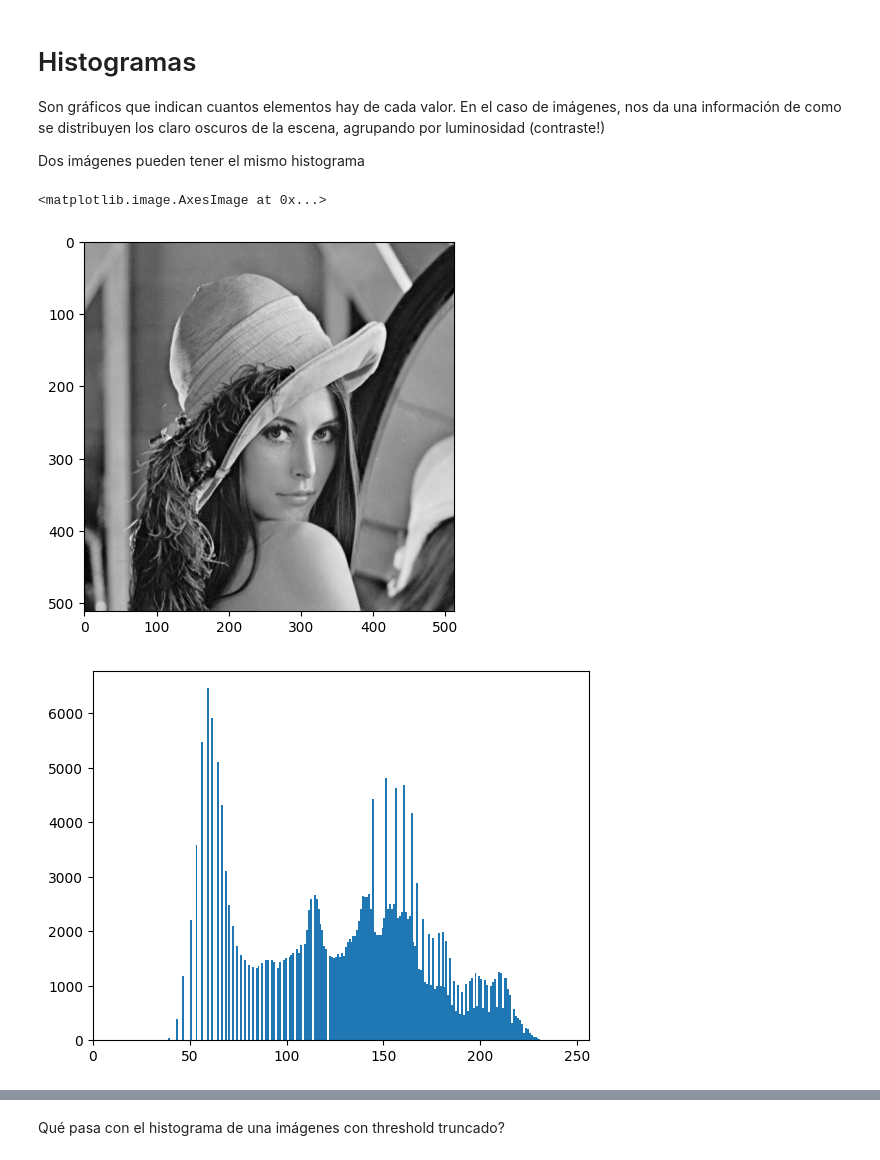
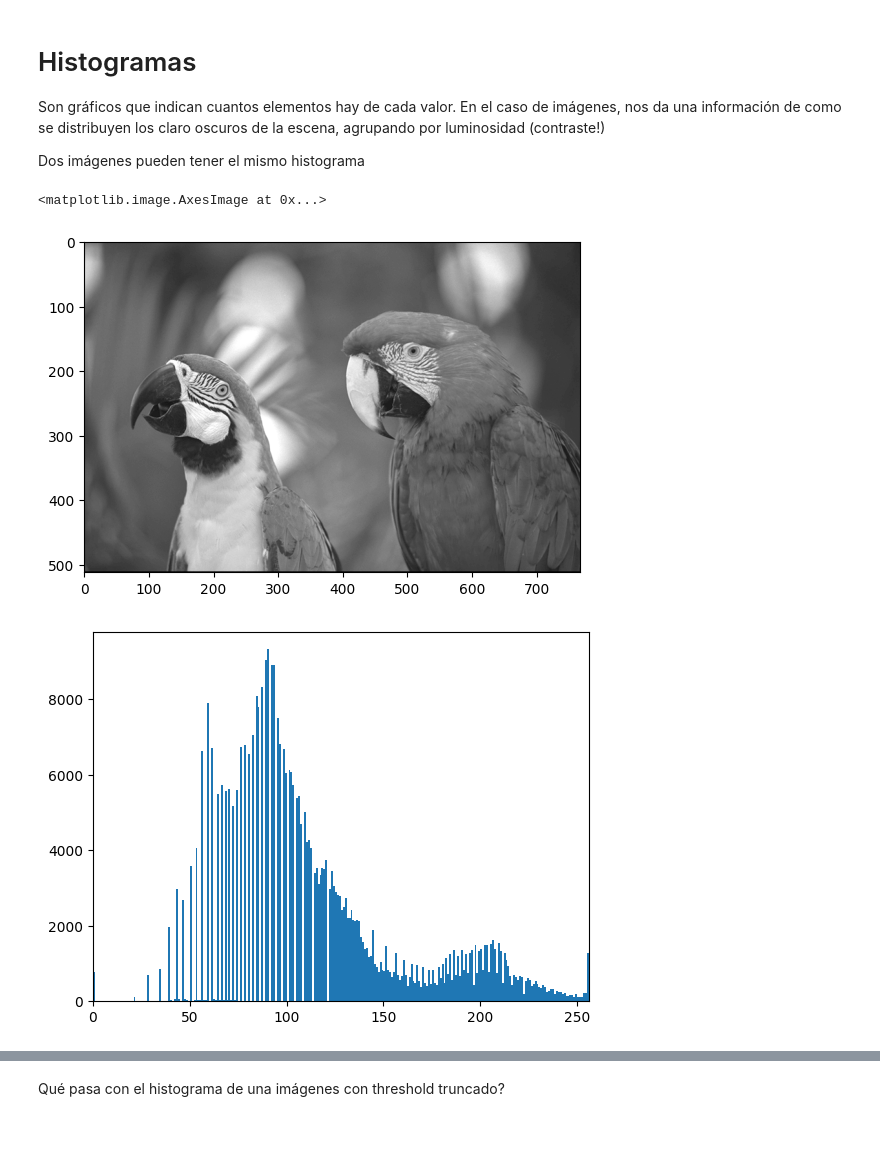
Before and after one commit to enriquezmartin/pes-utn-fra, a Jupyter notebook: python-notebooks/5-opencv/4-histograms.ipynb, the cells around one changed output, grey strips where cells are left out. Drawn from its saved outputs; the diff is of its cells as text; code cells hidden in the pictures; blank space fills up the shorter version.

Commit message:
4-histograms de imagenes actualizado

```diff
--- a/python-notebooks/5-opencv/4-histograms.ipynb
+++ b/python-notebooks/5-opencv/4-histograms.ipynb
@@ -8,19 +8,19 @@ myPath = ''
 # %%
 import cv2
 import numpy as np
 import matplotlib.pyplot as plt
 
-img = cv2.imread(myPath+'img/lena.png',0)
+img = cv2.imread(myPath+'img/kodim23.png',0)
 plt.imshow(img, cmap='gray')
 # %% [output]
 <matplotlib.image.AxesImage at 0x...>
-[figure, old version]
+[figure, new version]
 # %%
 plt.hist(img.ravel(),256,[0,256])
 plt.xlim([0,256])
 plt.show()
 # %% [output]
-[figure, old version]
+[figure, new version]
 # %%
 ret,thresh_trunc = cv2.threshold(img,70,255,cv2.THRESH_TRUNC)
 plt.imshow(thresh_trunc, cmap='gray')
```
Also changed, not shown: parts of 4 cells of this notebook.
